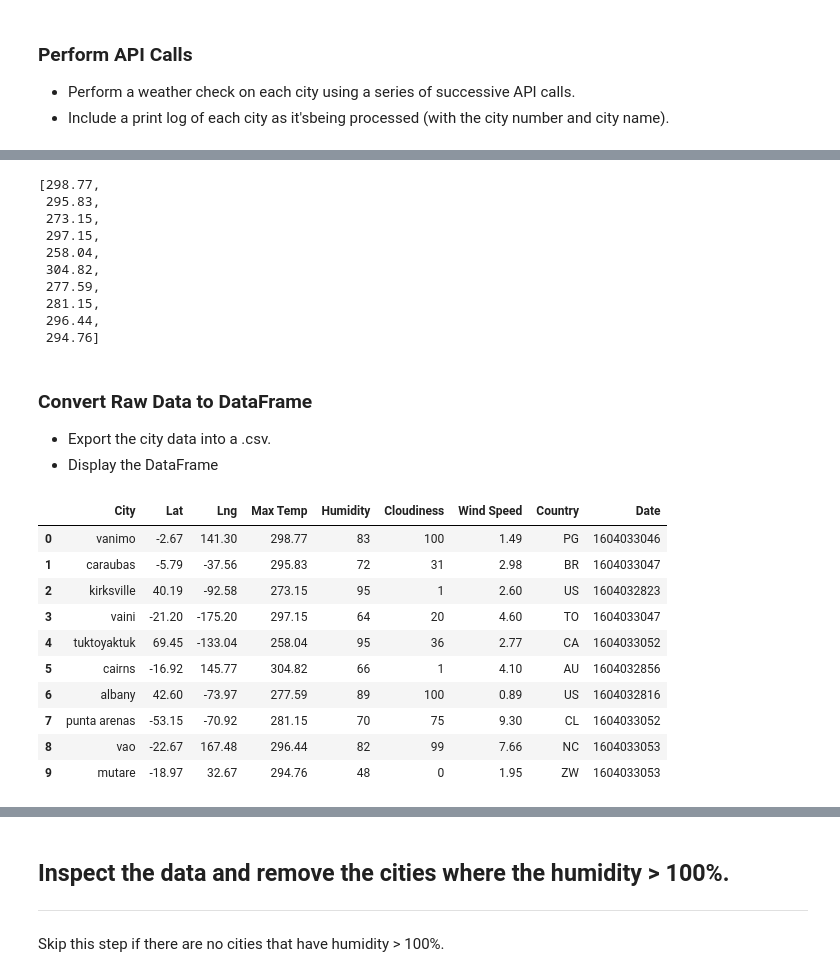
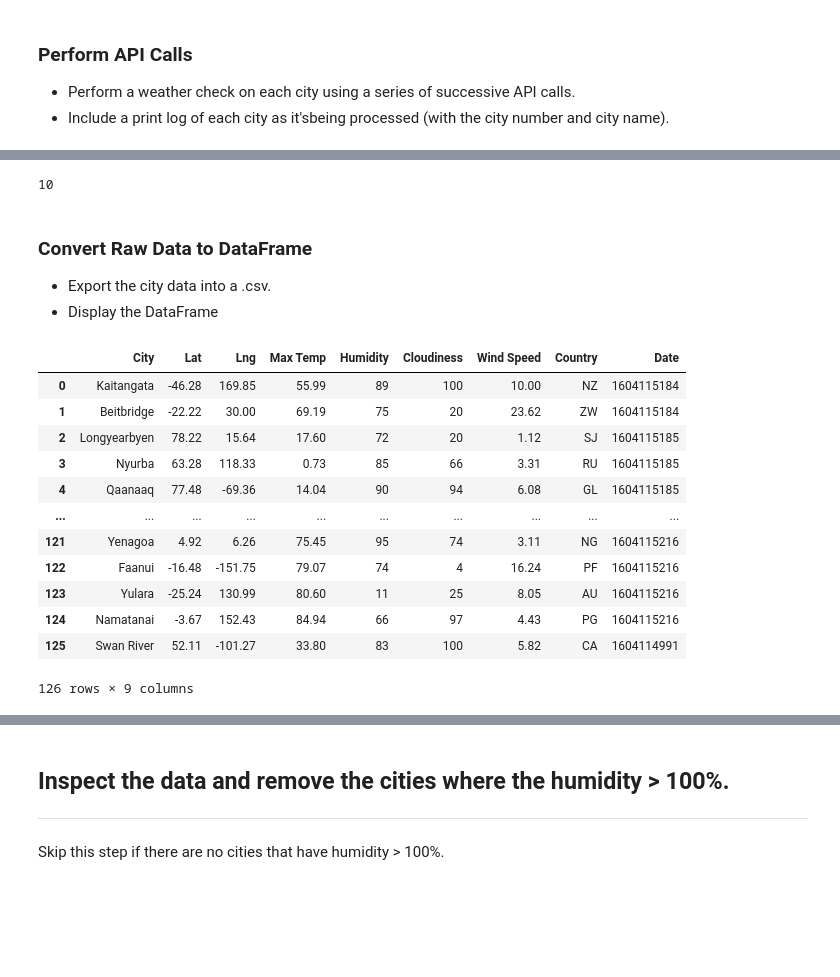
Before and after one commit to schoo424/python-api-challenge, a Jupyter notebook: WeatherPy/WeatherPy.ipynb, the cells around one changed output, grey strips where cells are left out. Drawn from its saved outputs; the diff is of its cells as text; code cells hidden in the pictures; blank space fills up the shorter version.

```diff
--- a/WeatherPy/WeatherPy.ipynb
+++ b/WeatherPy/WeatherPy.ipynb
@@ -34,8 +37,8 @@ lat_lngs = []
 cities = []
 
 # Create a set of random lat and lng combinations
-lats = np.random.uniform(lat_range[0], lat_range[1], size=10)
-lngs = np.random.uniform(lng_range[0], lng_range[1], size=10)
+lats = np.random.uniform(lat_range[0], lat_range[1], size=200)
+lngs = np.random.uniform(lng_range[0], lng_range[1], size=200)
 lat_lngs = zip(lats, lngs)
 
 # Identify nearest city for each lat, lng combination
@@ -55,14 +58,14 @@ len(cities)
 * Perform a weather check on each city using a series of successive API calls.
 * Include a print log of each city as it'sbeing processed (with the city number and city name).
 # %%
-url = "http://api.openweathermap.org/data/2.5/weather?"
+# url = "http://api.openweathermap.org/data/2.5/weather?"
 
 # Build query URL
 
-for city in cities:
+# for city in cities:
 
-    query_url = url + "appid=" + weather_api_key + "&q=" + city + "&units= imperial"
-#     print(query_url)
-    weather_response = requests.get(query_url)
-    weather_json = weather_response.json()
-    pprint(weather_json)
+#     query_url = url + "appid=" + weather_api_key + "&q=" + city + "&units=imperial"
+# #     print(query_url)
+#     weather_response = requests.get(query_url)
+#     weather_json = weather_response.json()
+#     pprint(weather_json)
@@ -112,43 +135,34 @@ for city in cities:
-# %%
-max_temp
-# %% [output]
-[298.77,
- 295.83,
- 273.15,
- 297.15,
- 258.04,
- 304.82,
- 277.59,
- 281.15,
- 296.44,
- 294.76]
+# %%
+len(city)
+# %% [output]
+10
 # %% [markdown]
 ### Convert Raw Data to DataFrame
 * Export the city data into a .csv.
 * Display the DataFrame
 # %%
-weather_dict = {
-    "City": cities,
+weather_data = pd.DataFrame({"City": cities_found,
     "Lat": lat,
     "Lng": lng,
     "Max Temp": max_temp,
     "Humidity": humidity,
     "Cloudiness": cloudiness,
     "Wind Speed": wind_speed,
     "Country": country,
-    "Date": date
-}
-weather_data = pd.DataFrame(weather_dict)
+    "Date": date})
+
 weather_data
 # %% [output]
 |  | City | Lat | Lng | Max Temp | Humidity | Cloudiness | Wind Speed | Country | Date |
-| 0 | vanimo | -2.67 | 141.30 | 298.77 | 83 | 100 | 1.49 | PG | 1604033046 |
-| 1 | caraubas | -5.79 | -37.56 | 295.83 | 72 | 31 | 2.98 | BR | 1604033047 |
-| 2 | kirksville | 40.19 | -92.58 | 273.15 | 95 | 1 | 2.60 | US | 1604032823 |
-| 3 | vaini | -21.20 | -175.20 | 297.15 | 64 | 20 | 4.60 | TO | 1604033047 |
-| 4 | tuktoyaktuk | 69.45 | -133.04 | 258.04 | 95 | 36 | 2.77 | CA | 1604033052 |
-| 5 | cairns | -16.92 | 145.77 | 304.82 | 66 | 1 | 4.10 | AU | 1604032856 |
-| 6 | albany | 42.60 | -73.97 | 277.59 | 89 | 100 | 0.89 | US | 1604032816 |
-| 7 | punta arenas | -53.15 | -70.92 | 281.15 | 70 | 75 | 9.30 | CL | 1604033052 |
-| 8 | vao | -22.67 | 167.48 | 296.44 | 82 | 99 | 7.66 | NC | 1604033053 |
-| 9 | mutare | -18.97 | 32.67 | 294.76 | 48 | 0 | 1.95 | ZW | 1604033053 |
+| 0 | Kaitangata | -46.28 | 169.85 | 55.99 | 89 | 100 | 10.00 | NZ | 1604115184 |
+| 1 | Beitbridge | -22.22 | 30.00 | 69.19 | 75 | 20 | 23.62 | ZW | 1604115184 |
+| 2 | Longyearbyen | 78.22 | 15.64 | 17.60 | 72 | 20 | 1.12 | SJ | 1604115185 |
+| 3 | Nyurba | 63.28 | 118.33 | 0.73 | 85 | 66 | 3.31 | RU | 1604115185 |
+| 4 | Qaanaaq | 77.48 | -69.36 | 14.04 | 90 | 94 | 6.08 | GL | 1604115185 |
+| ... | ... | ... | ... | ... | ... | ... | ... | ... | ... |
+| 121 | Yenagoa | 4.92 | 6.26 | 75.45 | 95 | 74 | 3.11 | NG | 1604115216 |
+| 122 | Faanui | -16.48 | -151.75 | 79.07 | 74 | 4 | 16.24 | PF | 1604115216 |
+| 123 | Yulara | -25.24 | 130.99 | 80.60 | 11 | 25 | 8.05 | AU | 1604115216 |
+| 124 | Namatanai | -3.67 | 152.43 | 84.94 | 66 | 97 | 4.43 | PG | 1604115216 |
+| 125 | Swan River | 52.11 | -101.27 | 33.80 | 83 | 100 | 5.82 | CA | 1604114991 |
+126 rows × 9 columns
```
Also changed, not shown: parts of 24 cells of this notebook, 1 other file.
